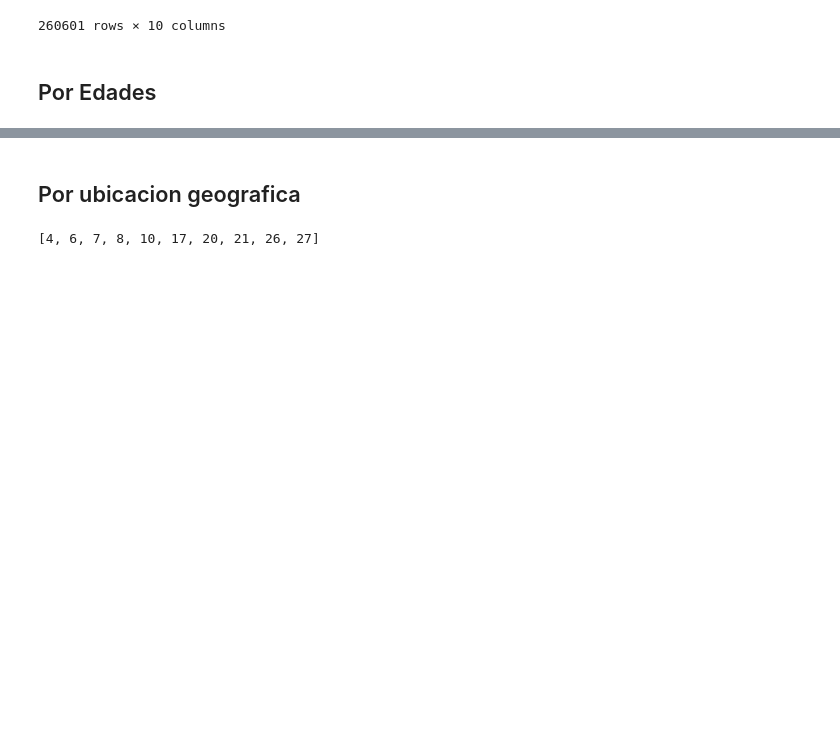
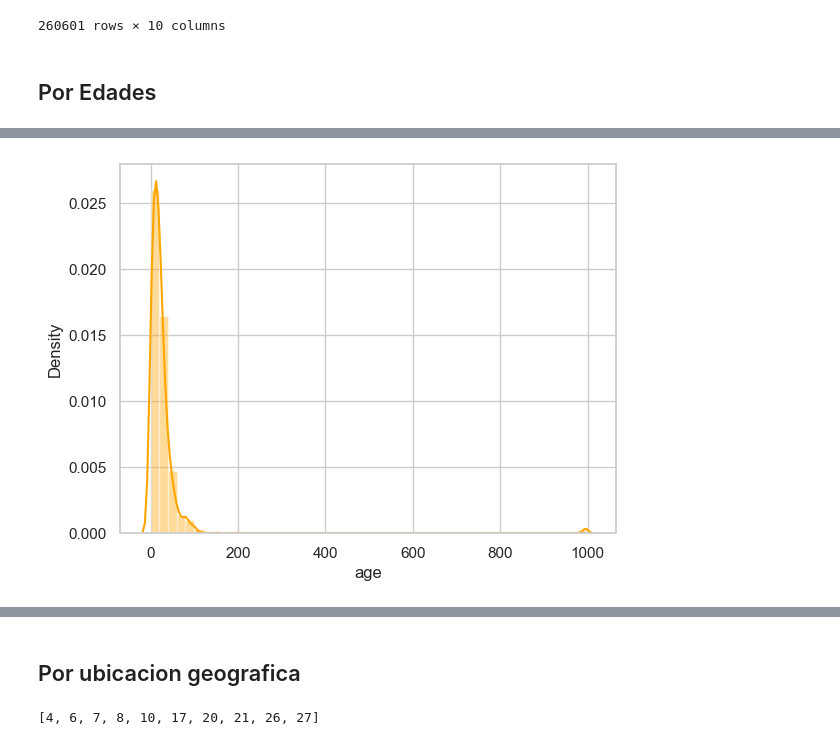
Before and after one commit to DanteReinaudo/EarthquakeDamagePrediction, a Jupyter notebook: tp1/analisis_dante.ipynb, the cells around one changed output, grey strips where cells are left out. Cells and saved outputs as stored; diff of their text form; code cells hidden in the pictures; blank space fills up the shorter version.

```diff
--- a/tp1/analisis_dante.ipynb
+++ b/tp1/analisis_dante.ipynb
@@ -191 +231,5 @@ data_values_short
+# %%
+g = sns.distplot(data_values_short["age"],color = "orange")
+# %% [output]
+[figure, added]
 # %%
```
Also changed, not shown: parts of 27 cells of this notebook.
